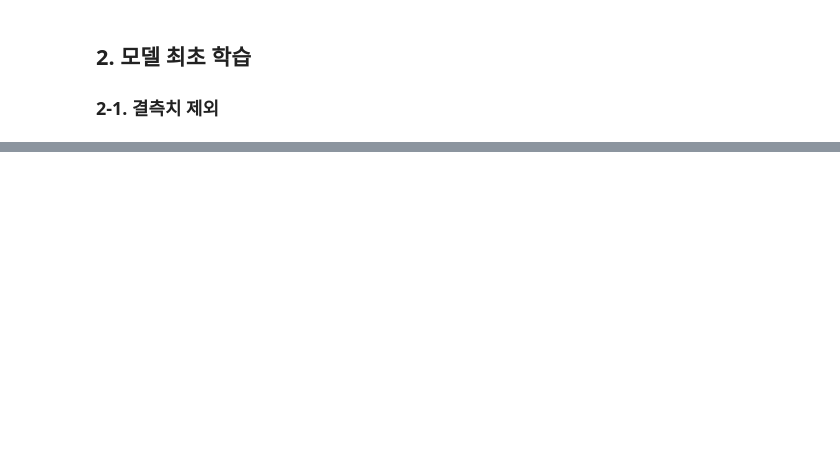
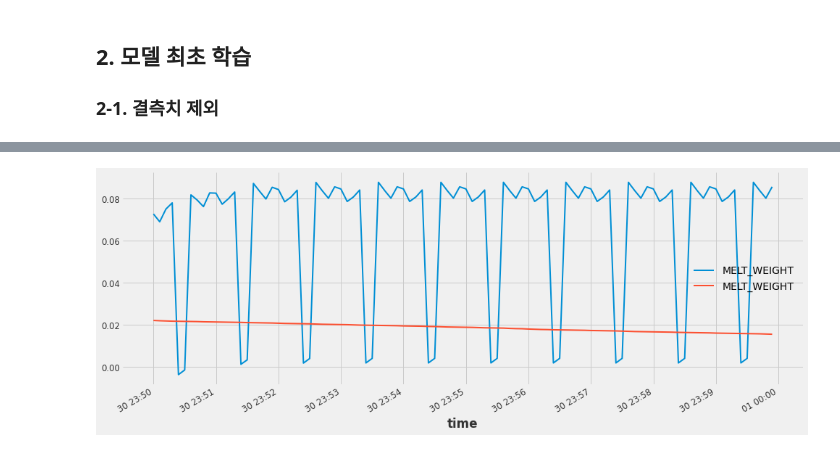
Before and after one commit to san9w9n/KampAI, a Jupyter notebook: test_darts.ipynb, the cells around one changed output, grey strips where cells are left out. Drawn from its saved outputs; the diff is of its cells as text; code cells hidden in the pictures; blank space fills up the shorter version.

```diff
--- a/test_darts.ipynb
+++ b/test_darts.ipynb
@@ -406,0 +378,10 @@ prediction[col].plot()
+# %%
+col = 'MELT_WEIGHT'
+
+index = prediction[col].time_index
+
+a = total_scaled[index]
+prediction[col].plot()
+(a[col]).plot()
+# %% [output]
+[figure, added]
```
Also changed, not shown: parts of 13 cells of this notebook, 5 other files.
